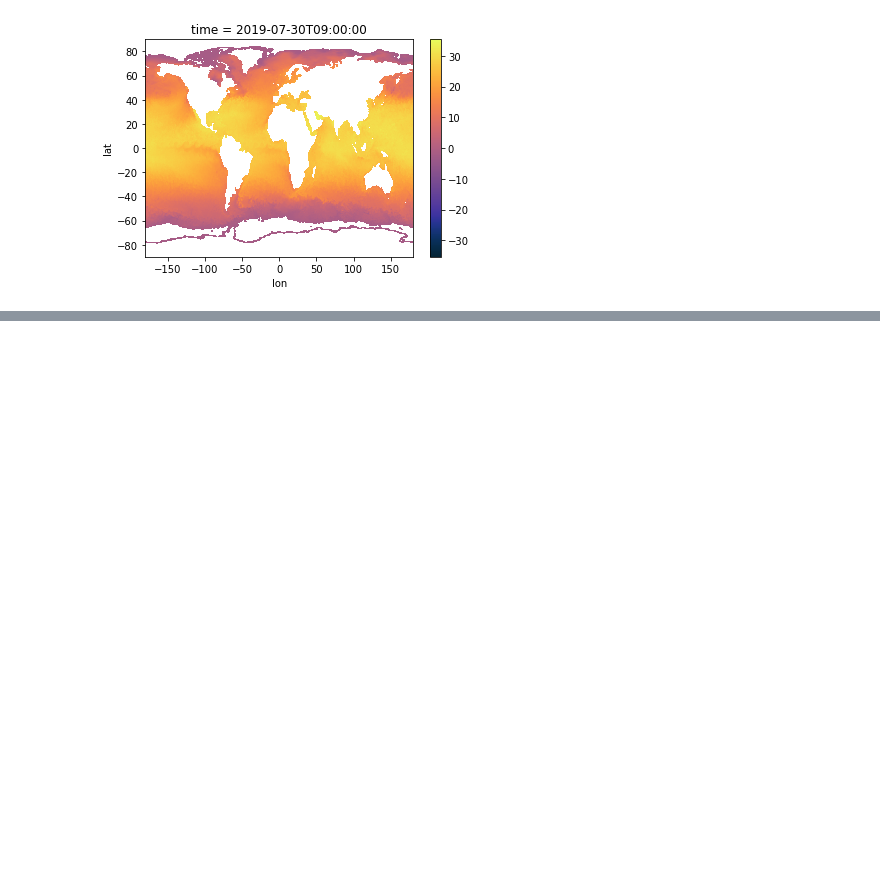
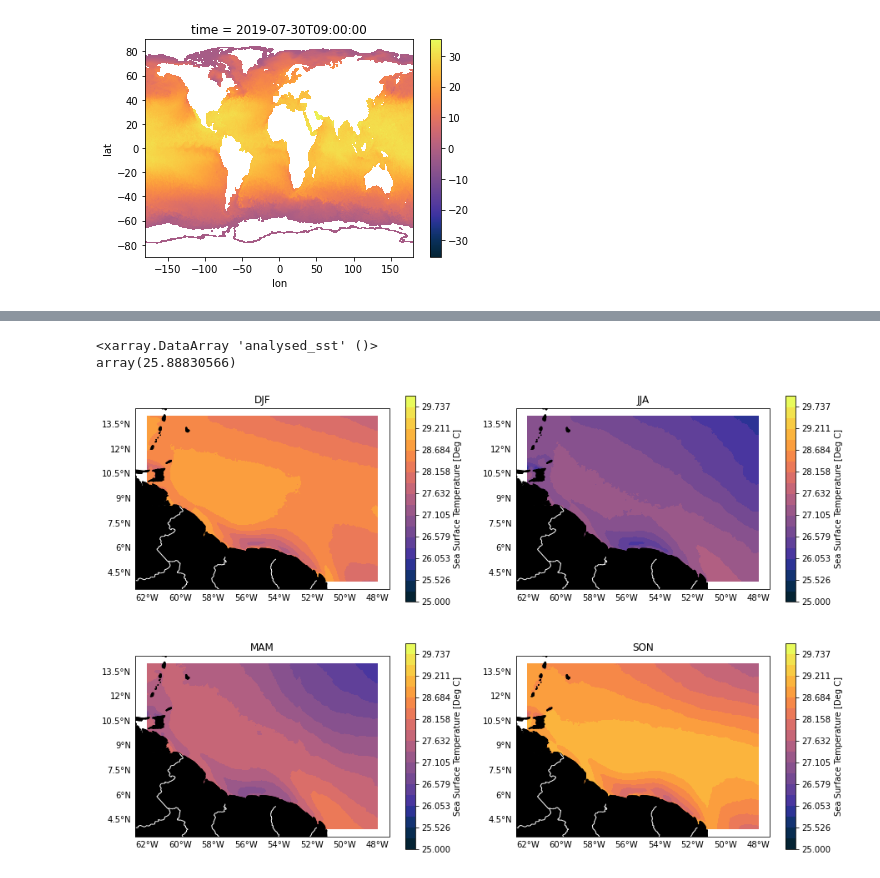
Before and after one commit to MackenzieBlanusa/MARN5895_RC_Final, a Jupyter notebook: MUR_SST_demo.ipynb, the cells around one changed output, grey strips where cells are left out. Cells and saved outputs as stored; diff of their text form; code cells hidden in the pictures; blank space fills up the shorter version.

```diff
--- a/MUR_SST_demo.ipynb
+++ b/MUR_SST_demo.ipynb
@@ -451,0 +408,37 @@ df
+# %%
+MAM_clima.min()
+# %% [output]
+<xarray.DataArray 'analysed_sst' ()>
+array(25.88830566)
+# %%
+# Seasonal climatology  plots using cartopy
+
+kw = {'cmap':'cmo.thermal','transform':ccrs.PlateCarree(),'vmin':25,'vmax':30,'levels':20}
+fig, axs = plt.subplots(ncols=2, nrows=2,figsize=(15,10),constrained_layout=False,
+                       subplot_kw={'projection': ccrs.PlateCarree()})
+axs = axs.flatten()
+
+DJF_clima.plot(ax=axs[0],**kw,zorder=0,cbar_kwargs={'label':'Sea Surface Temperature [Deg C]'})
+JJA_clima.plot(ax=axs[2],**kw,zorder=0,cbar_kwargs={'label':'Sea Surface Temperature [Deg C]'})
+MAM_clima.plot(ax=axs[1],**kw,zorder=0,cbar_kwargs={'label':'Sea Surface Temperature [Deg C]'})
+SON_clima.plot(ax=axs[3],**kw,zorder=0,cbar_kwargs={'label':'Sea Surface Temperature [Deg C]'})
+
+axs[0].set_title('DJF')
+axs[1].set_title('JJA')
+axs[2].set_title('MAM')
+axs[3].set_title('SON')
+
+for i in [0,1,2,3]:      # looping through axs to give all subplots the same features
+    axs[i].coastlines()
+    axs[i].add_feature(cartopy.feature.BORDERS,color='w',zorder=2)
+    axs[i].add_feature(cartopy.feature.LAND,color='k',zorder=1)
+    gl = axs[i].gridlines(crs=ccrs.PlateCarree(),
+             draw_labels=True,
+             linewidth=1,
+             color='gray',
+             alpha=0,
+             linestyle='--')
+    gl.top_labels = False
+    gl.right_labels = False
+# %% [output]
+[figure, added]
```
Also changed, not shown: parts of 56 cells of this notebook.
